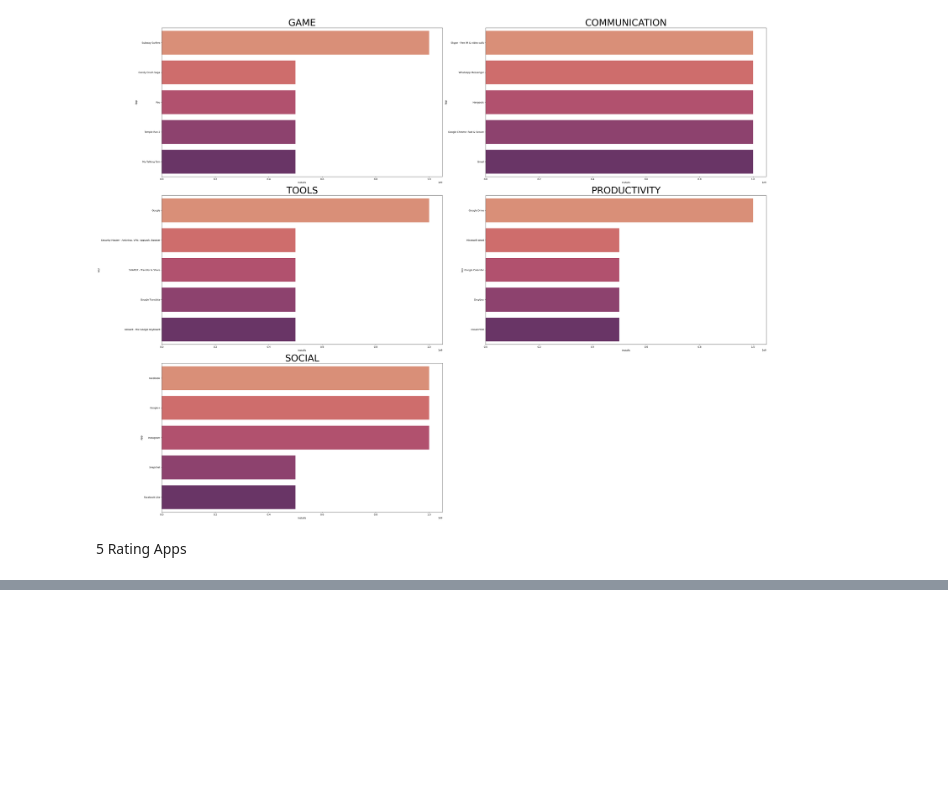
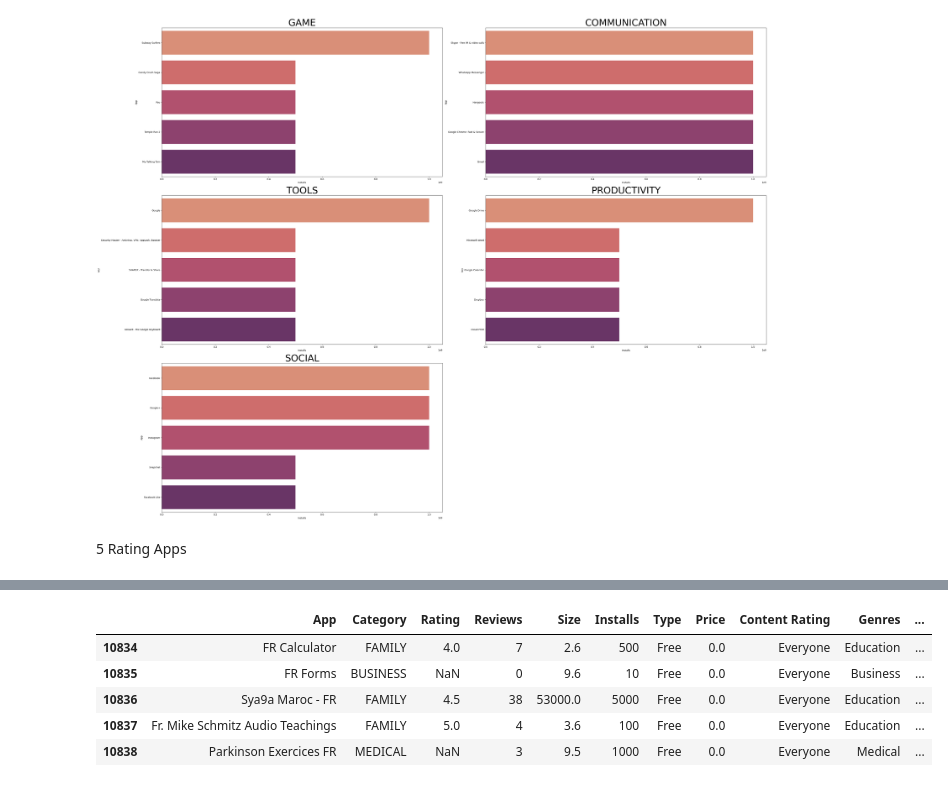
Before and after one commit to byt23/EDA-FeatureEngineering-Resampling_Encoding, a Jupyter notebook: EDA & Encoding/google_play_store.ipynb, the cells around one changed output, grey strips where cells are left out. Cells and saved outputs as stored; diff of their text form; code cells hidden in the pictures; blank space fills up the shorter version.

```diff
--- a/EDA & Encoding/google_play_store.ipynb
+++ b/EDA & Encoding/google_play_store.ipynb
@@ -944,0 +1104,9 @@ Name: Rating, Length: 9659, dtype: float64
+# %%
+df_clean.tail()
+# %% [output]
+|  | App | Category | Rating | Reviews | Size | Installs | Type | Price | Content Rating | Genres | ... |
+| 10834 | FR Calculator | FAMILY | 4.0 | 7 | 2.6 | 500 | Free | 0.0 | Everyone | Education | ... |
+| 10835 | FR Forms | BUSINESS | NaN | 0 | 9.6 | 10 | Free | 0.0 | Everyone | Business | ... |
+| 10836 | Sya9a Maroc - FR | FAMILY | 4.5 | 38 | 53000.0 | 5000 | Free | 0.0 | Everyone | Education | ... |
+| 10837 | Fr. Mike Schmitz Audio Teachings | FAMILY | 5.0 | 4 | 3.6 | 100 | Free | 0.0 | Everyone | Education | ... |
+| 10838 | Parkinson Exercices FR | MEDICAL | NaN | 3 | 9.5 | 1000 | Free | 0.0 | Everyone | Medical | ... |
```
Also changed, not shown: parts of 25 cells of this notebook.
